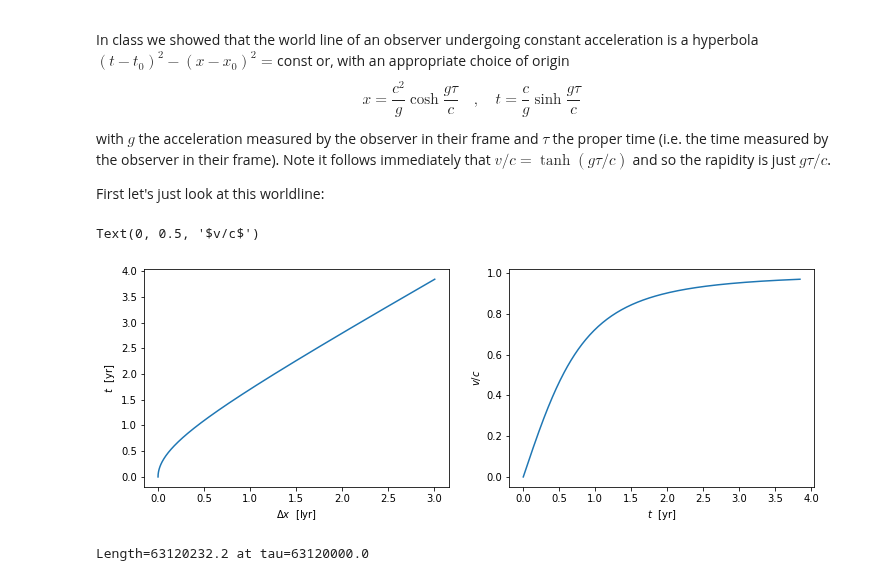
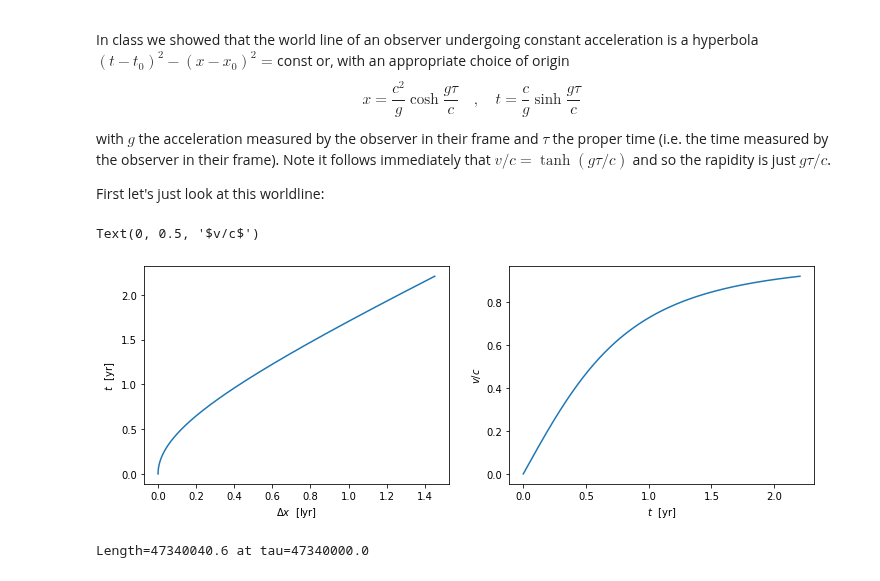
Before and after one commit to LBJ-Wade/Notebooks_cosmology, a Jupyter notebook: physics209/Twins.ipynb, the cells around one changed output. Cells and saved outputs as stored; diff of their text form; code cells hidden in the pictures.

```diff
--- a/physics209/Twins.ipynb
+++ b/physics209/Twins.ipynb
@@ -15,27 +15,27 @@ First let's just look at this worldline:
 # %%
 #
 gg = 10.0       # acceleration in m/s^2
 cc = 2.997e8    # speed of light in m/s
 yr = 3.156e7    # year in s.
 lyr= cc*yr      # light year in m
 #
-tau = np.linspace(0,2*yr,250)
+tau = np.linspace(0,1.5*yr,250)
 zeta= gg*tau/cc
 xx  = cc**2/gg*np.cosh(zeta)
 tt  =    cc/gg*np.sinh(zeta)
 vv  = cc*np.tanh(zeta)
 #
 fig,ax = plt.subplots(1,2,figsize=(12,4))
 ax[0].plot((xx-xx[0])/lyr,tt/yr)
 ax[0].set_xlabel(r'$\Delta x$  [lyr]')
 ax[0].set_ylabel(r'$t$  [yr]')
 #
 ax[1].plot(tt/yr,vv/cc)
 ax[1].set_xlabel(r'$t$  [yr]')
 ax[1].set_ylabel(r'$v/c$')
 # %% [output]
 Text(0, 0.5, '$v/c$')
-[figure, old version]
+[figure, new version]
 # %%
 # We can compute the proper time elapsed as the length
 # along the worldline just as a sanity check:
@@ -46,4 +46,4 @@ print("Length={:.1f} at tau={:.1f}".format(length,tau[-1]))
 #
 # This isn't bad for such a crude numerical integration:
 # %% [output]
-Length=63120232.2 at tau=63120000.0
+Length=47340040.6 at tau=47340000.0
```
Also changed, not shown: parts of 17 cells of this notebook.
